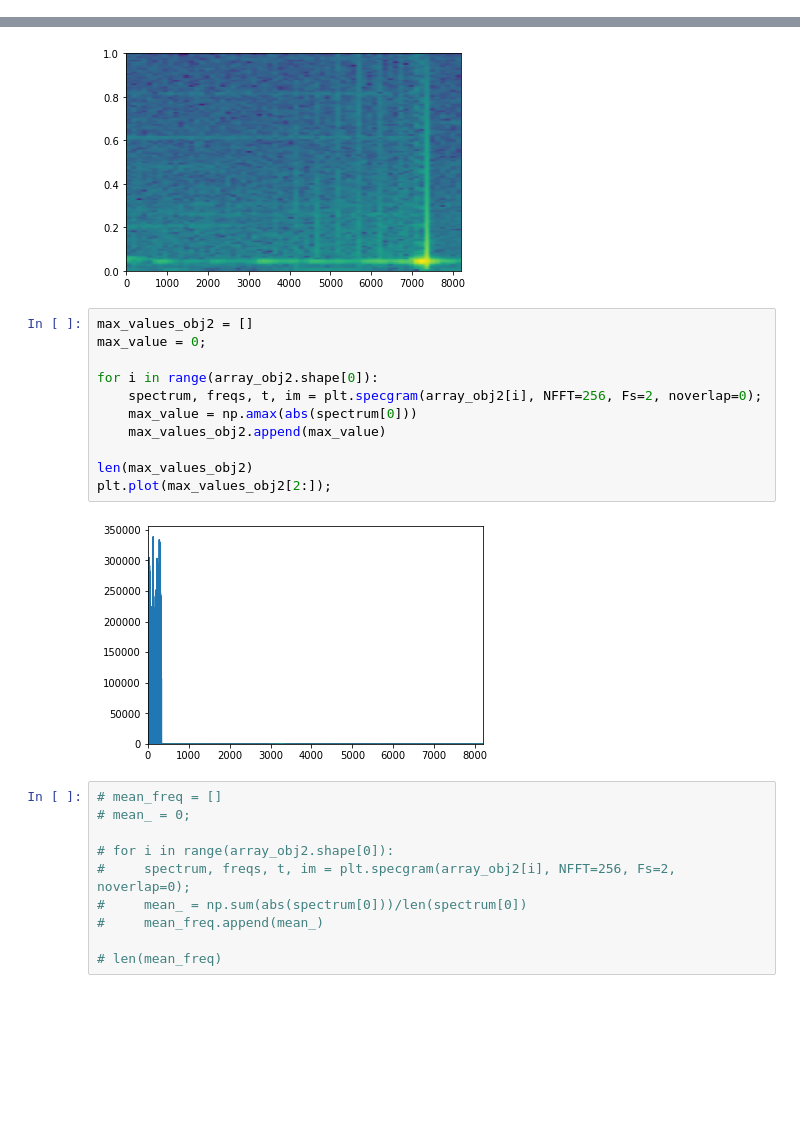
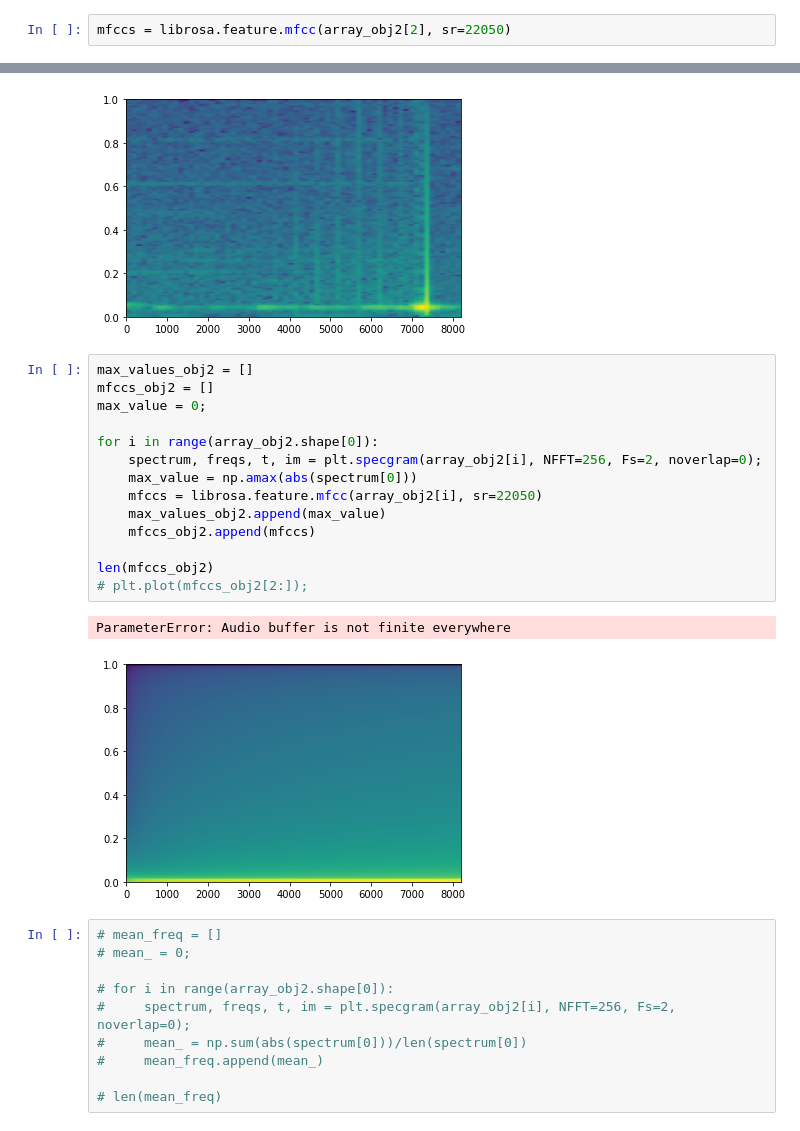
Before and after one commit to chetan2510/Discrimination-of-reflected-sound-signals, a Jupyter notebook: Implementation of Binary Classifier.ipynb, the cells around one changed output, grey strips where cells are left out. Drawn from its saved outputs; the diff is of its cells as text; blank space fills up the shorter version.

```diff
--- a/Implementation of Binary Classifier.ipynb
+++ b/Implementation of Binary Classifier.ipynb
@@ -415,3 +415,5 @@ array_obj2 = np.array(read_file)
 plt.plot(array_obj2[200]);
 # %% [output]
 [figure]
+# %%
+mfccs = librosa.feature.mfcc(array_obj2[2], sr=22050)
@@ -425,17 +436,21 @@ spectrum, freqs, t, im = plt.specgram(array_obj2[2], NFFT=256, Fs=2, noverlap=0)
 [figure]
 # %%
 max_values_obj2 = []
+mfccs_obj2 = []
 max_value = 0;
 
 for i in range(array_obj2.shape[0]):
     spectrum, freqs, t, im = plt.specgram(array_obj2[i], NFFT=256, Fs=2, noverlap=0);
     max_value = np.amax(abs(spectrum[0]))
+    mfccs = librosa.feature.mfcc(array_obj2[i], sr=22050)
     max_values_obj2.append(max_value)
+    mfccs_obj2.append(mfccs)
 
-len(max_values_obj2)
-plt.plot(max_values_obj2[2:]);
+len(mfccs_obj2)
+# plt.plot(mfccs_obj2[2:]);
 # %% [output]
+ParameterError: Audio buffer is not finite everywhere
-[figure, old version]
+[figure, new version]
 # %%
 # mean_freq = []
 # mean_ = 0;
```
Also changed, not shown: parts of 8 cells of this notebook, 1 other file.
